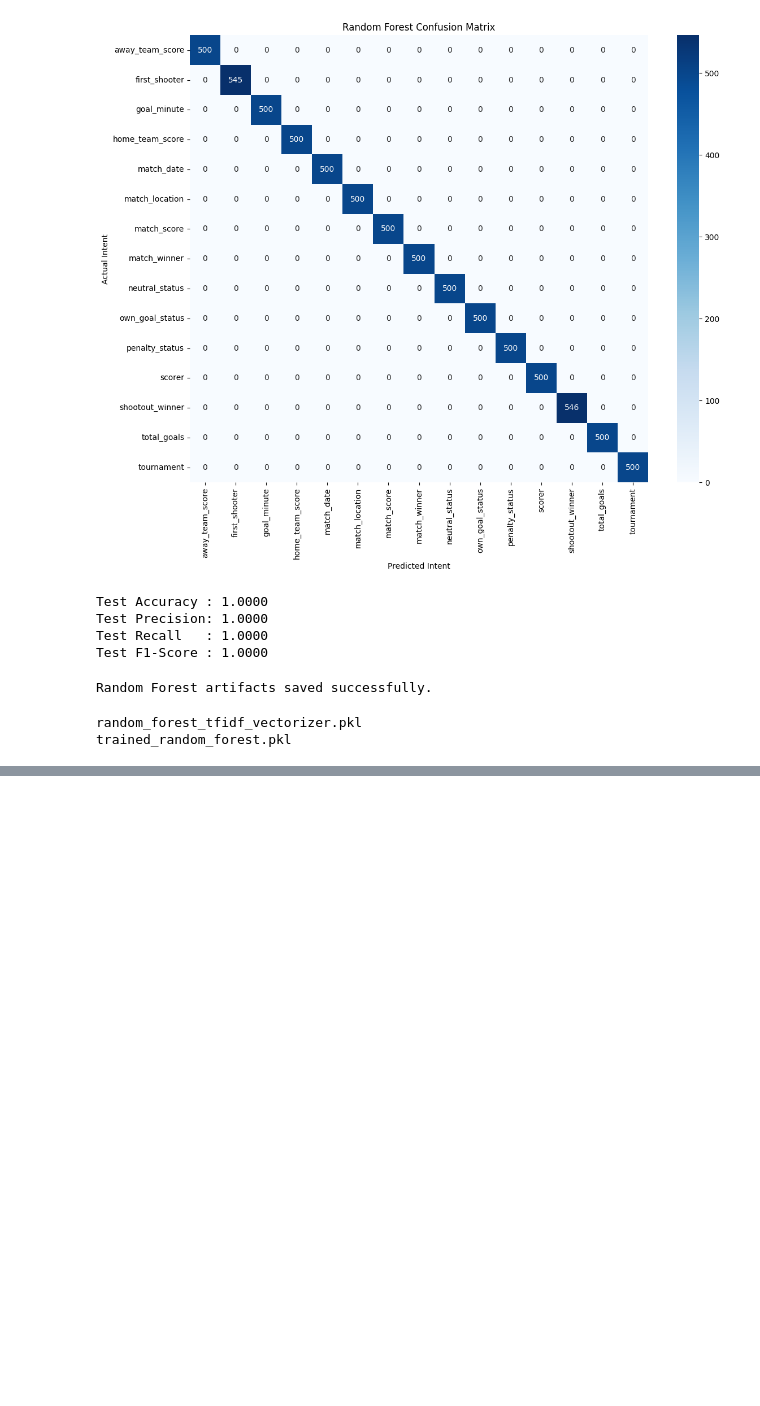
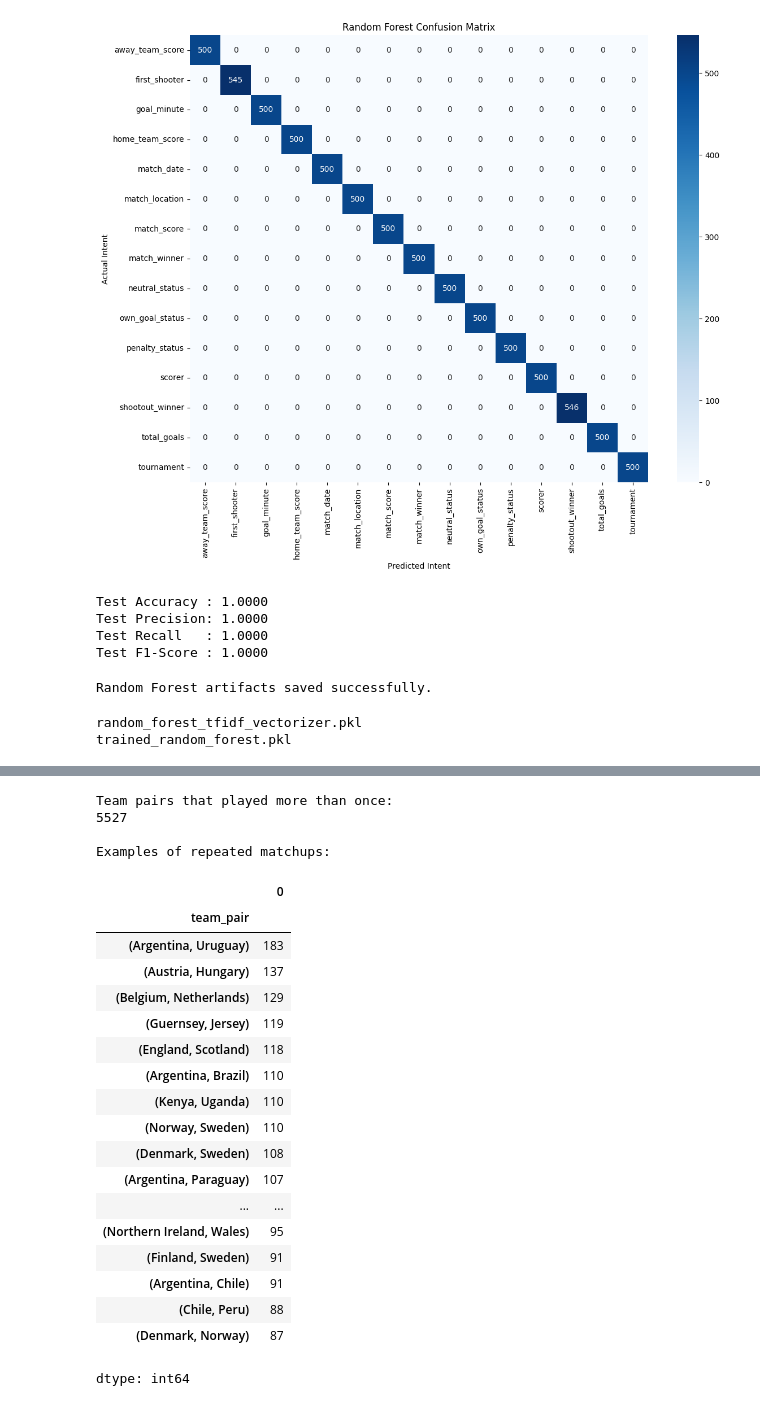
Before and after one commit to eshan14git/football-qa-nlp, a Jupyter notebook: notebooks/05_random_forest.ipynb, the cells around one changed output, grey strips where cells are left out. Saved outputs shown, nothing was run; the diff lists cells and outputs as text; code cells hidden in the pictures; blank space fills up the shorter version.

```diff
--- a/notebooks/05_random_forest.ipynb
+++ b/notebooks/05_random_forest.ipynb
@@ -354,0 +658,45 @@ trained_random_forest.pkl
+# %%
+# Check how many team pairings occur more than once in results_clean.csv
+
+pair_counts = (
+    results_df
+    .assign(
+        team_pair=results_df.apply(
+            lambda row: tuple(sorted([row["home_team"], row["away_team"]])),
+            axis=1
+        )
+    )
+    .groupby("team_pair")
+    .size()
+    .sort_values(ascending=False)
+)
+
+print("Team pairs that played more than once:")
+print((pair_counts > 1).sum())
+
+print("\nExamples of repeated matchups:")
+display(pair_counts[pair_counts > 1].head(20))
+# %% [output]
+Team pairs that played more than once:
+5527
+
+Examples of repeated matchups:
+|  | 0 |
+| team_pair |  |
+| (Argentina, Uruguay) | 183 |
+| (Austria, Hungary) | 137 |
+| (Belgium, Netherlands) | 129 |
+| (Guernsey, Jersey) | 119 |
+| (England, Scotland) | 118 |
+| (Argentina, Brazil) | 110 |
+| (Kenya, Uganda) | 110 |
+| (Norway, Sweden) | 110 |
+| (Denmark, Sweden) | 108 |
+| (Argentina, Paraguay) | 107 |
+| ... | ... |
+| (Northern Ireland, Wales) | 95 |
+| (Finland, Sweden) | 91 |
+| (Argentina, Chile) | 91 |
+| (Chile, Peru) | 88 |
+| (Denmark, Norway) | 87 |
+dtype: int64
```
Also changed, not shown: parts of 17 cells of this notebook.
